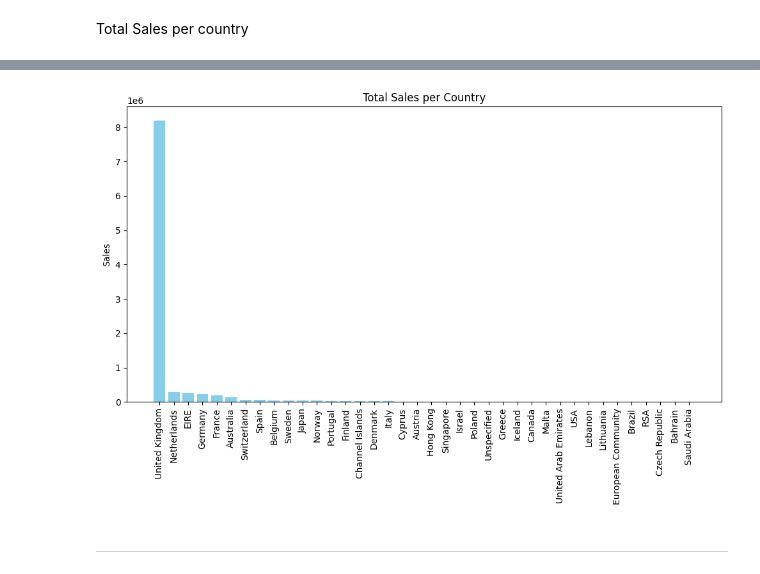
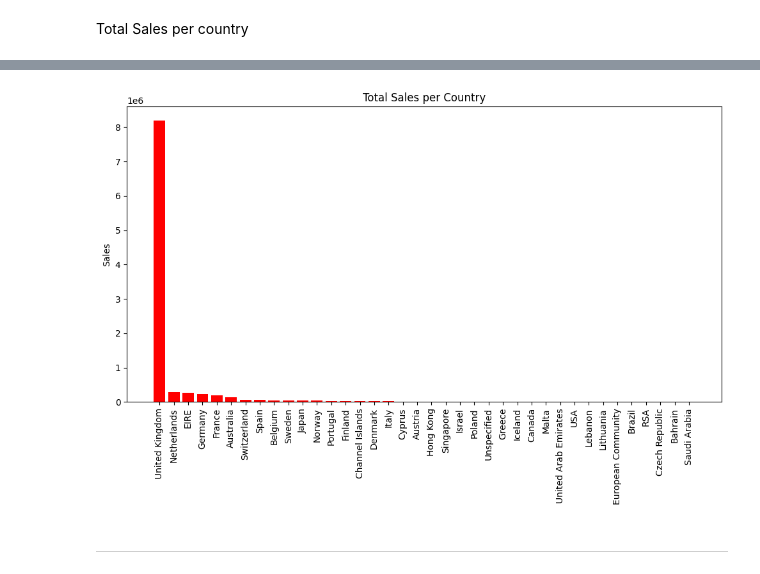
Before and after one commit to tanzilachand/project_tc, a Jupyter notebook: jupyter_notebooks/data_visualisation.ipynb, the cells around one changed output, grey strips where cells are left out. Drawn from its saved outputs; the diff is of its cells as text; code cells hidden in the pictures.

Commit message:
add changes in visualisation

```diff
--- a/jupyter_notebooks/data_visualisation.ipynb
+++ b/jupyter_notebooks/data_visualisation.ipynb
@@ -144,14 +144,14 @@ Name: Sales, dtype: float64
 # %%
 
 
 plt.figure(figsize=(12,6))
-plt.bar(country_sales.index, country_sales.values, color='skyblue')
+plt.bar(country_sales.index, country_sales.values, color='red')
 plt.xticks(rotation=90)
 plt.ylabel('Sales')
 plt.title('Total Sales per Country')
 plt.show()
 # %% [output]
-[figure, old version]
+[figure, new version]
 # %% [markdown]
 ---
 # %% [markdown]
```
Also changed, not shown: parts of 17 cells of this notebook.
